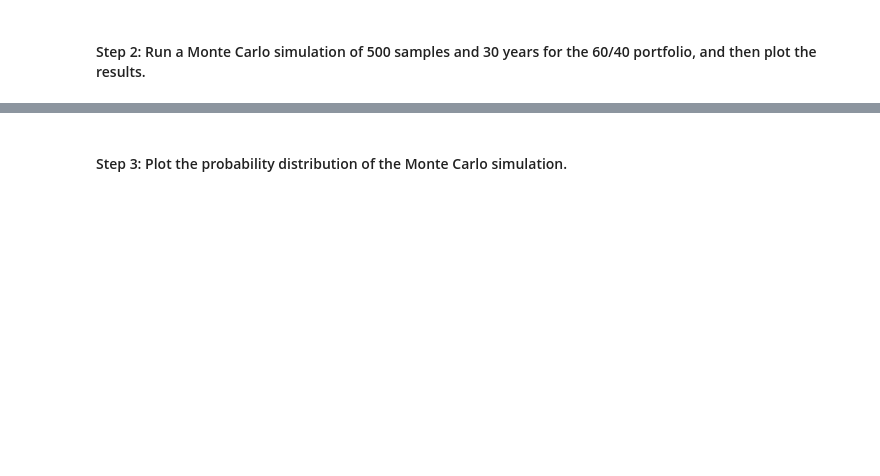
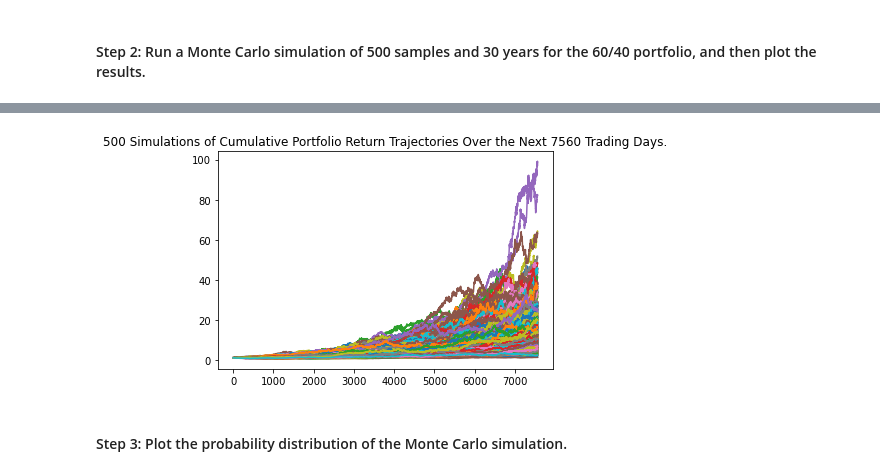
Before and after one commit to jkang1990amg/Challenge_5_Financial_Planner, a Jupyter notebook: Financial_Planner/financial_planning_tools.ipynb, the cells around one changed output, grey strips where cells are left out. Saved outputs shown, nothing was run; the diff lists cells and outputs as text; code cells hidden in the pictures; blank space fills up the shorter version.

```diff
--- a/Financial_Planner/financial_planning_tools.ipynb
+++ b/Financial_Planner/financial_planning_tools.ipynb
@@ -419,22 +425,29 @@ In this section, you’ll use the MCForecastTools library to create a Monte Carl
 # %%
 # Set start and end dates of 3 years back from your current date
 # Alternatively, you can use an end date of 2020-08-07 and work 3 years back from that date
-# YOUR CODE HERE
-# YOUR CODE HERE
+start_date = pd.Timestamp('2017-08-08', tz = 'America/New_York').isoformat()
+end_date = pd.Timestamp('2020-08-07', tz = 'America/New_York').isoformat()
 # %%
 # Use the Alpaca get_bars function to make the API call to get the 3 years worth of pricing data
 # The tickers and timeframe parameters should have been set in Part 1 of this activity
 # The start and end dates should be updated with the information set above
 # Remember to add the df property to the end of the call so the response is returned as a DataFrame
-# YOUR CODE HERE
+three_year_SPY_AGG_data_df = alpaca.get_bars(
+    tickers,
+    timeframe,
+    start = start_date,
+    end = end_date
+).df
 
+three_year_SPY_AGG_data_df
 # Reorganize the DataFrame
 # Separate ticker data
-# YOUR CODE HERE
+SPY = three_year_SPY_AGG_data_df[three_year_SPY_AGG_data_df['symbol'] == 'SPY'].drop('symbol', axis = 1)
+AGG = three_year_SPY_AGG_data_df[three_year_SPY_AGG_data_df['symbol'] == 'AGG'].drop('symbol', axis = 1)
 
 # Concatenate the ticker DataFrames
-# YOUR CODE HERE
+three_year_SPY_AGG_data_df = pd.concat([SPY, AGG], axis = 1, keys = ['SPY', 'AGG'])
 
 # Display both the first and last five rows of the DataFrame
-# YOUR CODE HERE
-# YOUR CODE HERE
+three_year_SPY_AGG_data_df.head(5)
+three_year_SPY_AGG_data_df.tail(5)
@@ -444,7 +466,12 @@ In this section, you’ll use the MCForecastTools library to create a Monte Carl
 # Configure the Monte Carlo simulation to forecast 30 years cumulative returns
 # The weights should be split 40% to AGG and 60% to SPY.
 # Run 500 samples.
-# YOUR CODE HERE
+MC_thirty_year_SPY_AGG_data = MCSimulation(
+    portfolio_data = three_year_SPY_AGG_data_df,
+    weights = [.60,.40],
+    num_simulation = 500,
+    num_trading_days = 252*30
+)
 
 # Review the simulation input data
-# YOUR CODE HERE
+MC_thirty_year_SPY_AGG_data.portfolio_data.head()
@@ -454,7 +514,9 @@ In this section, you’ll use the MCForecastTools library to create a Monte Carl
 # %%
 # Visualize the 30-year Monte Carlo simulation by creating an
 # overlay line plot
-# YOUR CODE HERE
+MC_thirty_year_SPY_AGG_data_plot = MC_thirty_year_SPY_AGG_data.plot_simulation()
+# %% [output]
+[figure, added]
 # %% [markdown]
 #### Step 3: Plot the probability distribution of the Monte Carlo simulation.
 # %%
```
Also changed, not shown: parts of 35 cells of this notebook.
